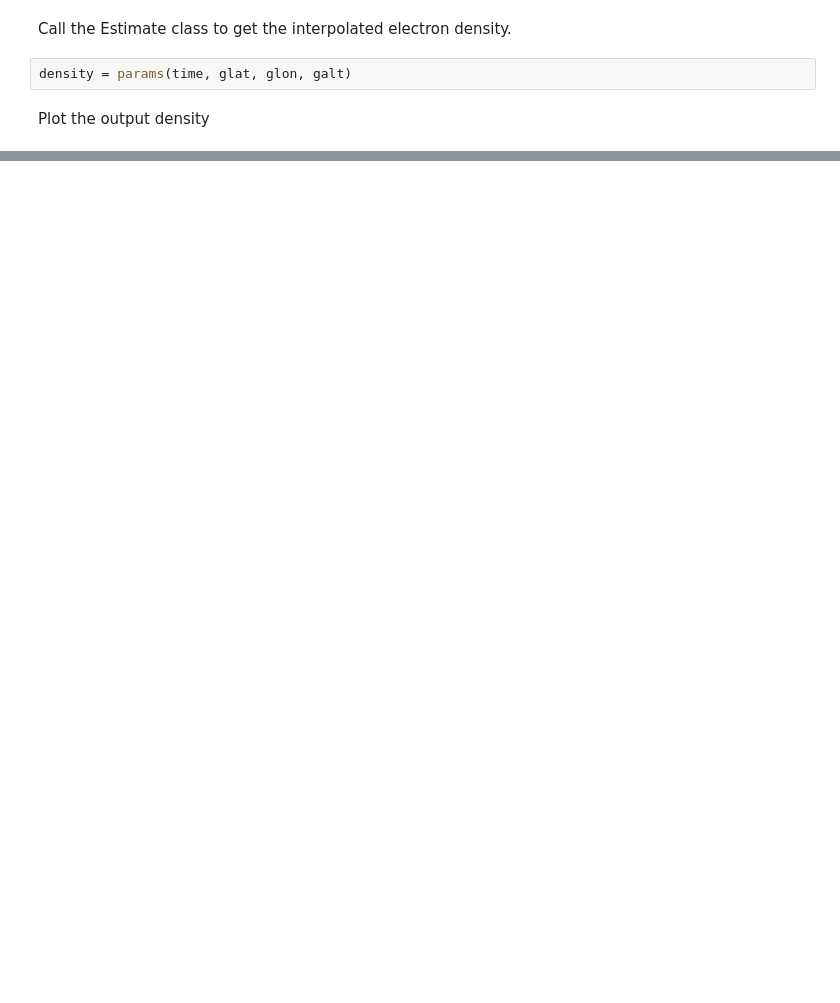
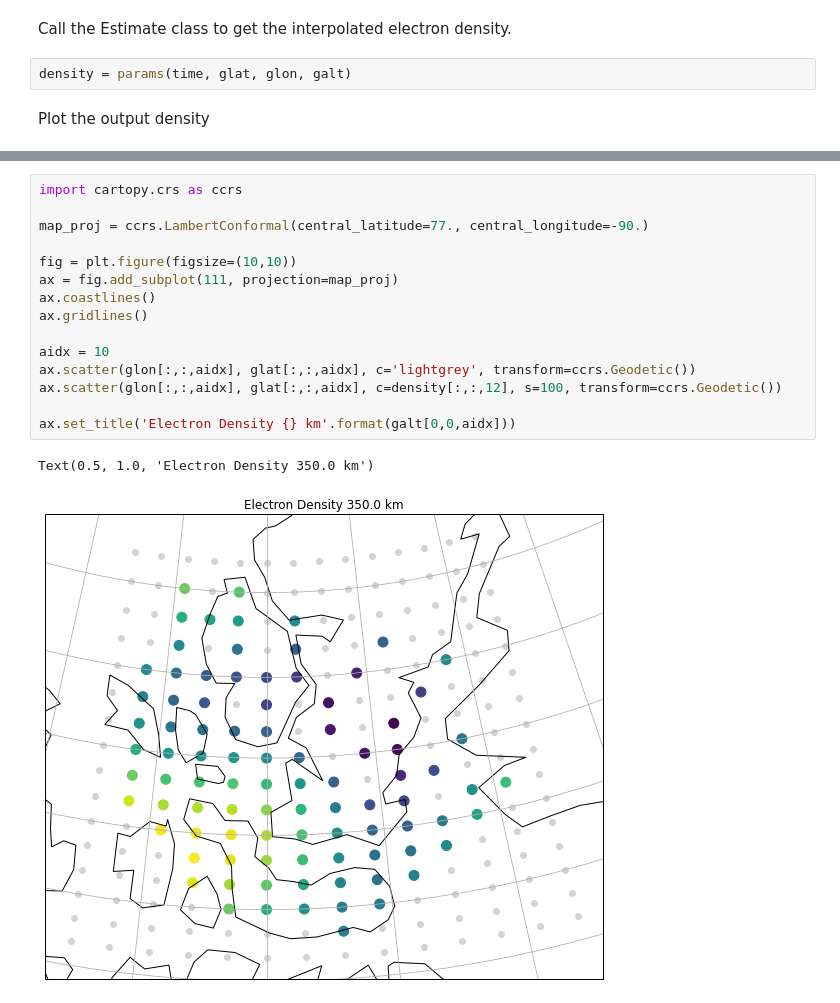
Before and after one commit to amisr/volumetricinterp, a Jupyter notebook: volumetricinterp_tutorial.ipynb, the cells around one changed output, grey strips where cells are left out. Cells and saved outputs as stored; diff of their text form; blank space fills up the shorter version.

```diff
--- a/volumetricinterp_tutorial.ipynb
+++ b/volumetricinterp_tutorial.ipynb
@@ -33,0 +44,18 @@ plt.plot(density, galt)
+# %%
+import cartopy.crs as ccrs
+
+map_proj = ccrs.LambertConformal(central_latitude=77., central_longitude=-90.)
+
+fig = plt.figure(figsize=(10,10))
+ax = fig.add_subplot(111, projection=map_proj)
+ax.coastlines()
+ax.gridlines()
+
+aidx = 10
+ax.scatter(glon[:,:,aidx], glat[:,:,aidx], c='lightgrey', transform=ccrs.Geodetic())
+ax.scatter(glon[:,:,aidx], glat[:,:,aidx], c=density[:,:,12], s=100, transform=ccrs.Geodetic())
+
+ax.set_title('Electron Density {} km'.format(galt[0,0,aidx]))
+# %% [output]
+Text(0.5, 1.0, 'Electron Density 350.0 km')
+[figure, added]
```
Also changed, not shown: parts of 4 cells of this notebook.
